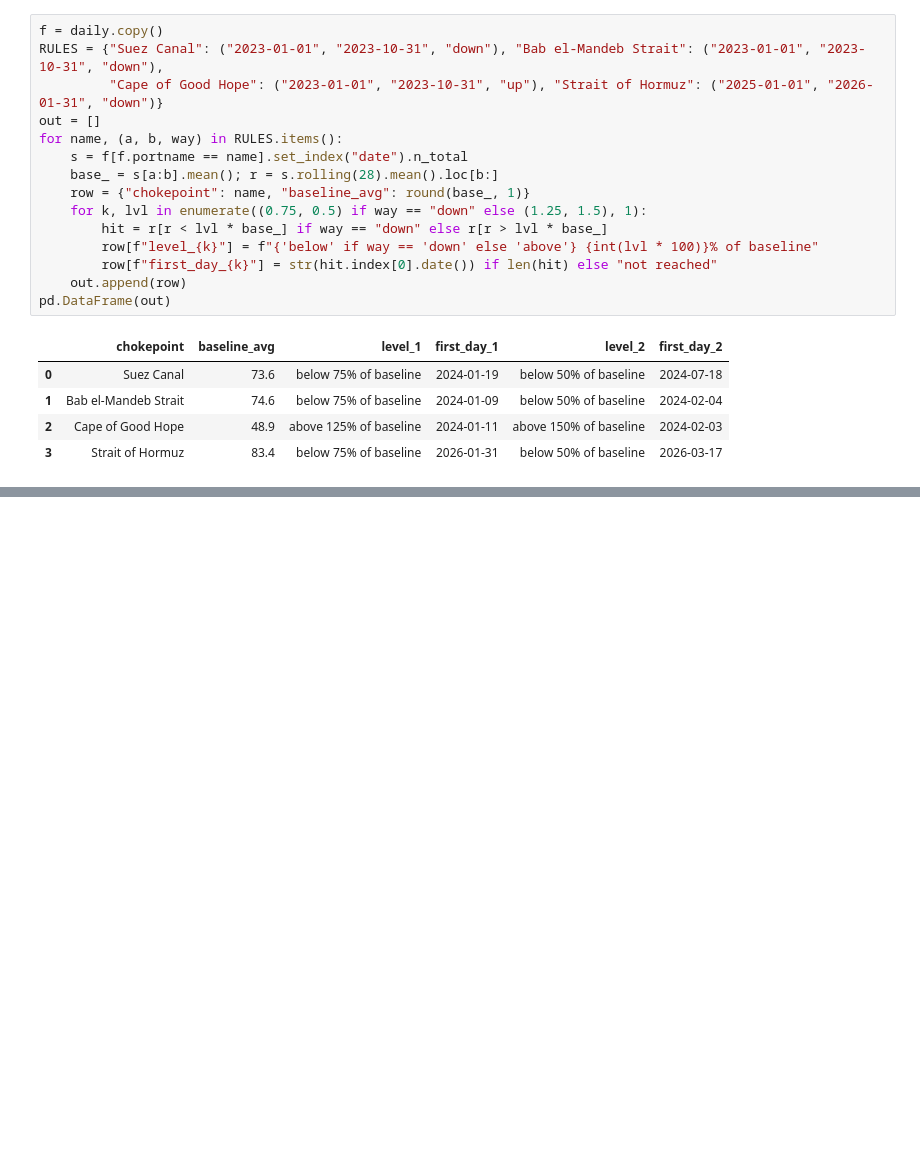
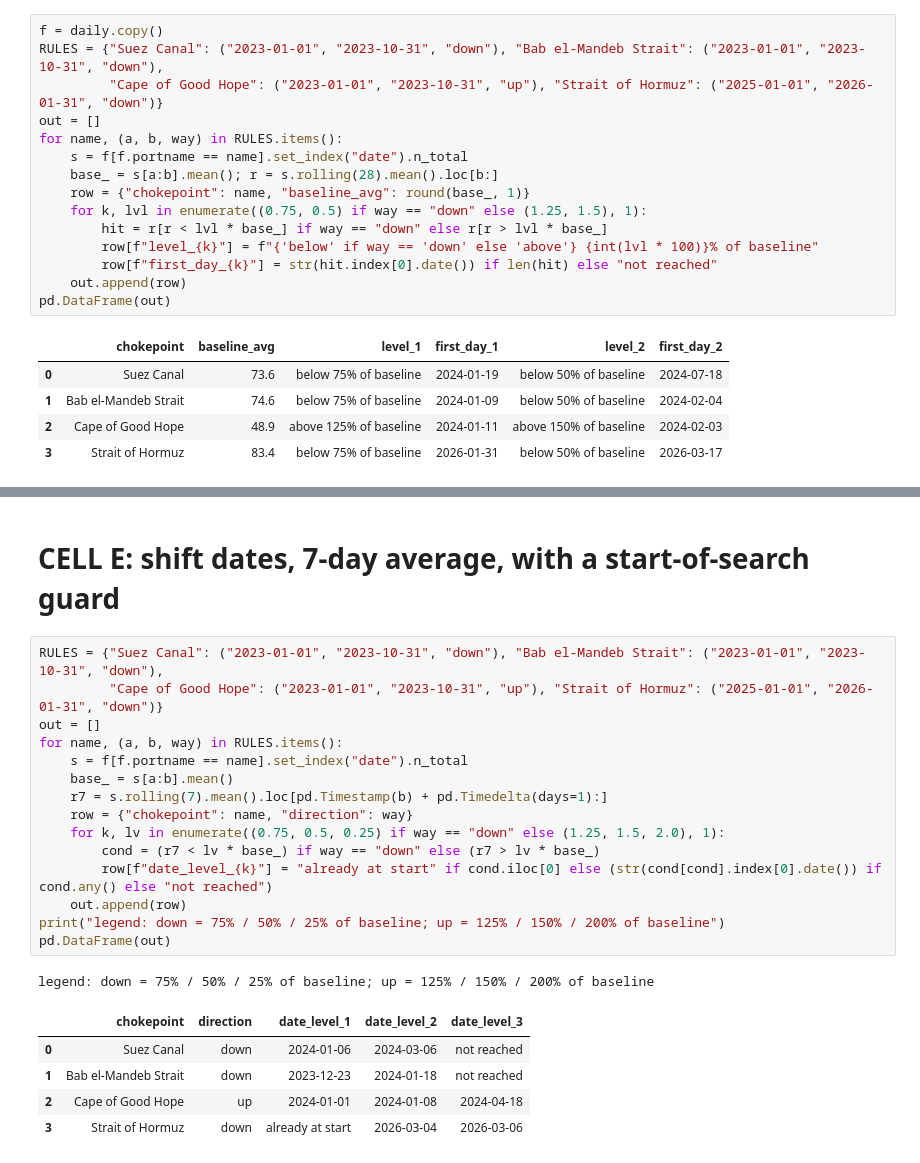
Before and after one commit to binary-cpu/chokepoint-tracker, a Jupyter notebook: 05_analysis.ipynb, the cells around one changed output, grey strips where cells are left out. Drawn from its saved outputs; the diff is of its cells as text; blank space fills up the shorter version.

```diff
--- a/05_analysis.ipynb
+++ b/05_analysis.ipynb
@@ -142,0 +147,24 @@ pd.DataFrame(out)
+# %% [markdown]
+# **CELL E: shift dates, 7-day average, with a start-of-search guard**
+# %%
+RULES = {"Suez Canal": ("2023-01-01", "2023-10-31", "down"), "Bab el-Mandeb Strait": ("2023-01-01", "2023-10-31", "down"),
+         "Cape of Good Hope": ("2023-01-01", "2023-10-31", "up"), "Strait of Hormuz": ("2025-01-01", "2026-01-31", "down")}
+out = []
+for name, (a, b, way) in RULES.items():
+    s = f[f.portname == name].set_index("date").n_total
+    base_ = s[a:b].mean()
+    r7 = s.rolling(7).mean().loc[pd.Timestamp(b) + pd.Timedelta(days=1):]
+    row = {"chokepoint": name, "direction": way}
+    for k, lv in enumerate((0.75, 0.5, 0.25) if way == "down" else (1.25, 1.5, 2.0), 1):
+        cond = (r7 < lv * base_) if way == "down" else (r7 > lv * base_)
+        row[f"date_level_{k}"] = "already at start" if cond.iloc[0] else (str(cond[cond].index[0].date()) if cond.any() else "not reached")
+    out.append(row)
+print("legend: down = 75% / 50% / 25% of baseline; up = 125% / 150% / 200% of baseline")
+pd.DataFrame(out)
+# %% [output]
+legend: down = 75% / 50% / 25% of baseline; up = 125% / 150% / 200% of baseline
+|  | chokepoint | direction | date_level_1 | date_level_2 | date_level_3 |
+| 0 | Suez Canal | down | 2024-01-06 | 2024-03-06 | not reached |
+| 1 | Bab el-Mandeb Strait | down | 2023-12-23 | 2024-01-18 | not reached |
+| 2 | Cape of Good Hope | up | 2024-01-01 | 2024-01-08 | 2024-04-18 |
+| 3 | Strait of Hormuz | down | already at start | 2026-03-04 | 2026-03-06 |
```
Also changed, not shown: parts of 2 cells of this notebook.
